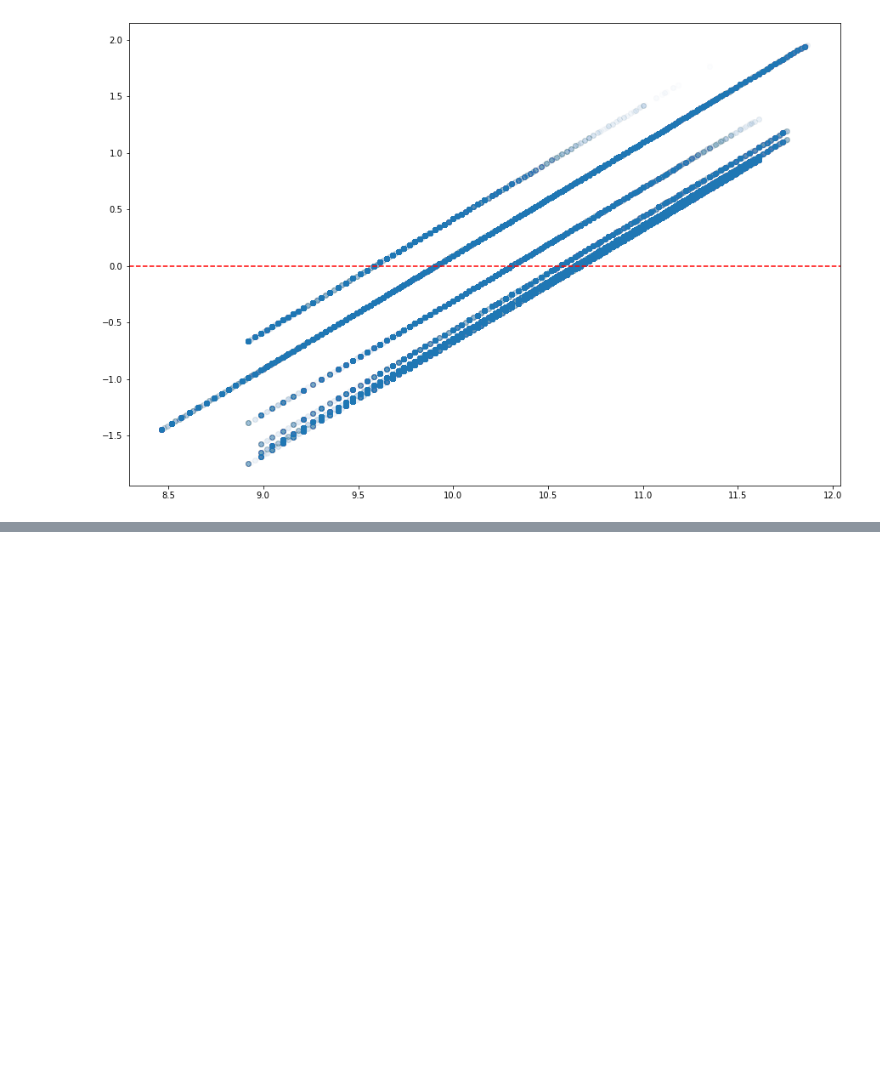
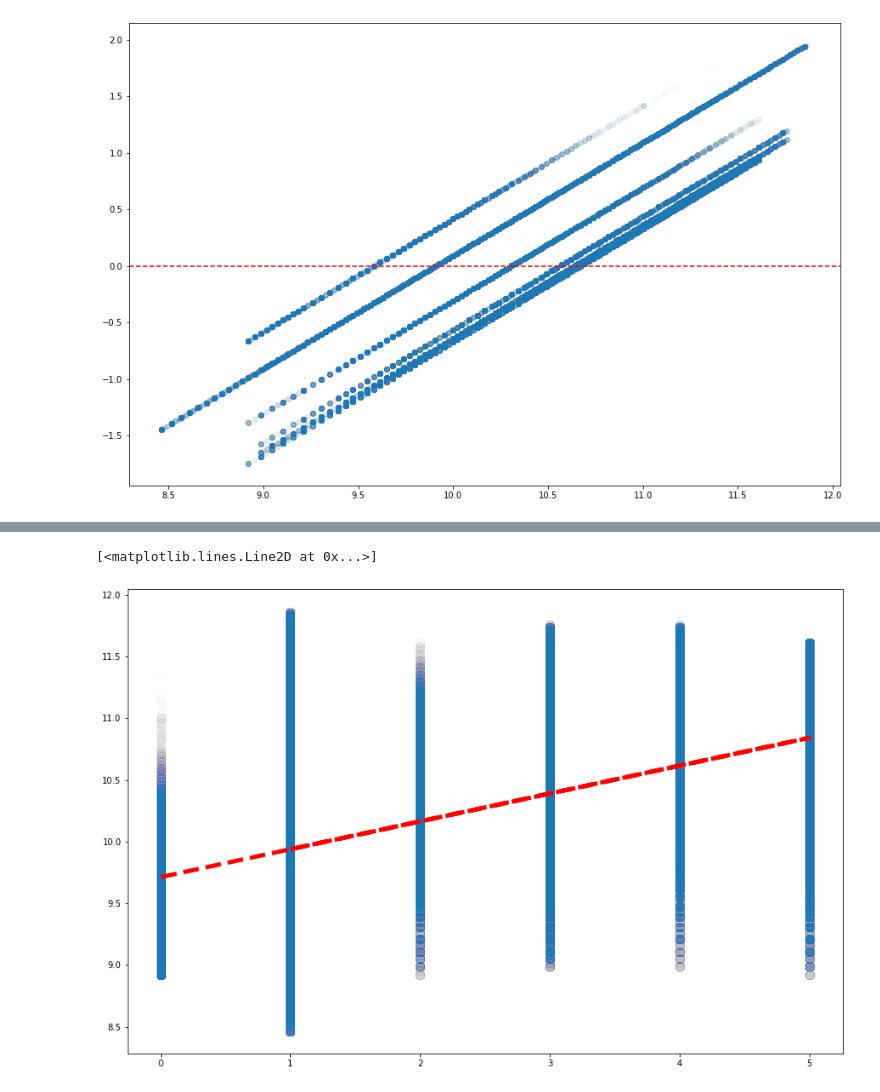
Before and after one commit to morganabbitt/Regression-Analysis, a Jupyter notebook: Morgan_data.ipynb, the cells around one changed output, grey strips where cells are left out. Saved outputs shown, nothing was run; the diff lists cells and outputs as text; code cells hidden in the pictures; blank space fills up the shorter version.

```diff
--- a/Morgan_data.ipynb
+++ b/Morgan_data.ipynb
@@ -171,3 +155,11 @@ KeyError: "['log_SalePrice'] not in index"
+# %%
+const, size = results_new.params
+fig, ax = plt.subplots(figsize=(15,10))
+plt.scatter(new['ProductSize'], new['log_price'], alpha=0.002, s=120)
+plt.plot(new['ProductSize'], new['ProductSize'].map(lambda x: const + size * x), color='r', linestyle='--', linewidth=5)
+# %% [output]
+[<matplotlib.lines.Line2D at 0x...>]
+[figure, added]
 # %%
 #X = sm.add_constant(pd.get_dummies(prod_df['ProductSize'])).drop(columns='Small')
 #y = prod_df['log_SalePrice']
```
Also changed, not shown: parts of 7 cells of this notebook.
